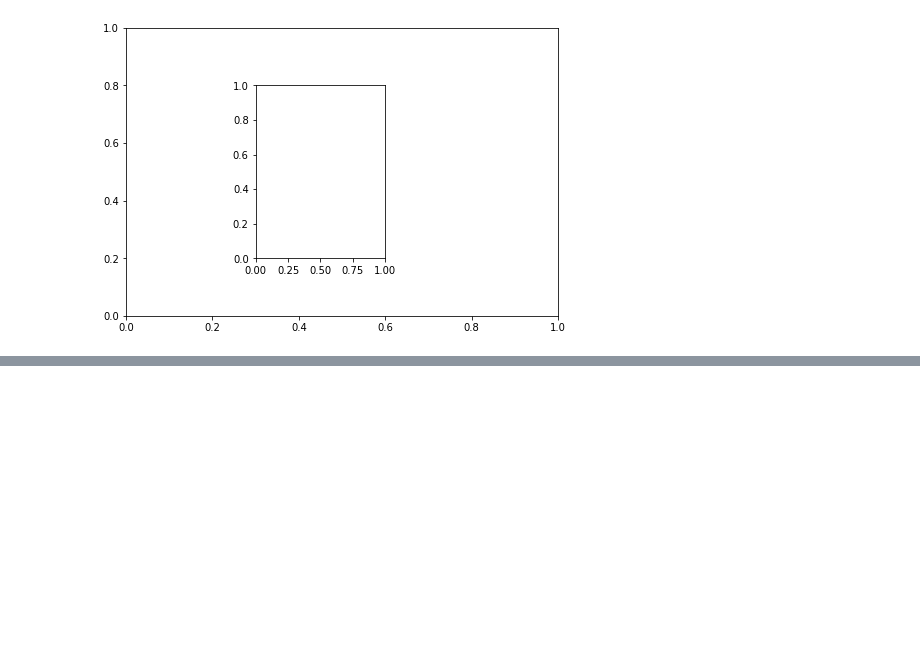
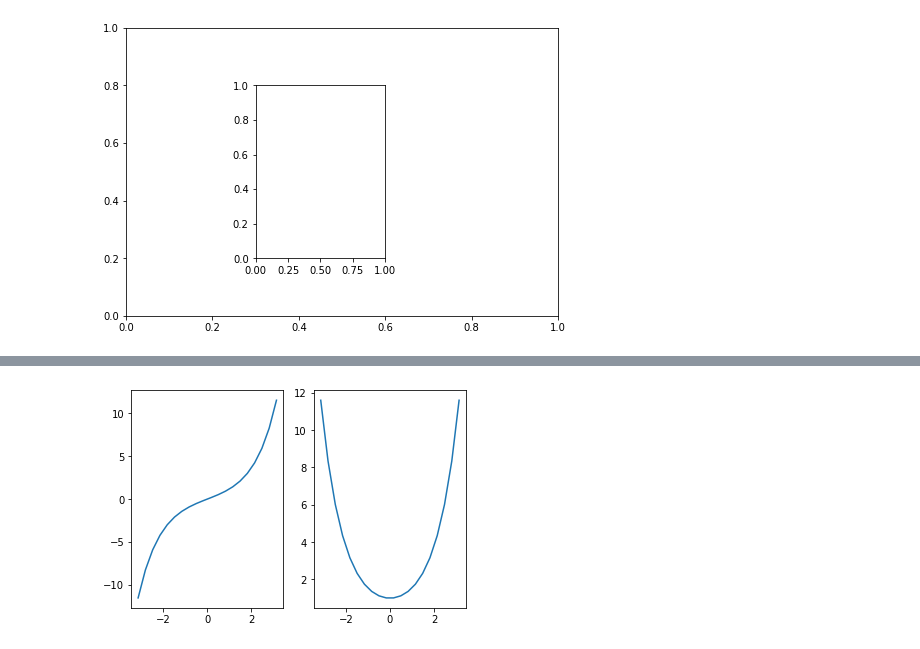
Before and after one commit to BalgopalPatro/IBM_DS_ML_Training, a Jupyter notebook: Data Visualization/Introduction to matplotlib.ipynb, the cells around one changed output, grey strips where cells are left out. Drawn from its saved outputs; the diff is of its cells as text; code cells hidden in the pictures; blank space fills up the shorter version.

```diff
--- a/Data Visualization/Introduction to matplotlib.ipynb
+++ b/Data Visualization/Introduction to matplotlib.ipynb
@@ -53,3 +69,14 @@ plt.plot(y,x)
+# %%
+xx = np.linspace(-np.pi,np.pi,20)
+sin = np.sinh(xx)
+cos = np.cosh(xx)
+plt.subplot(121)
+plt.plot(xx,sin)
+plt.subplot(122)
+plt.plot(xx,cos)
+plt.show()
+# %% [output]
+[figure, added]
 # %%
 fig = plt.figure()
 ax1 = fig.add_axes([0,0,1,1])
```
Also changed, not shown: parts of 11 cells of this notebook, 4 other files.
